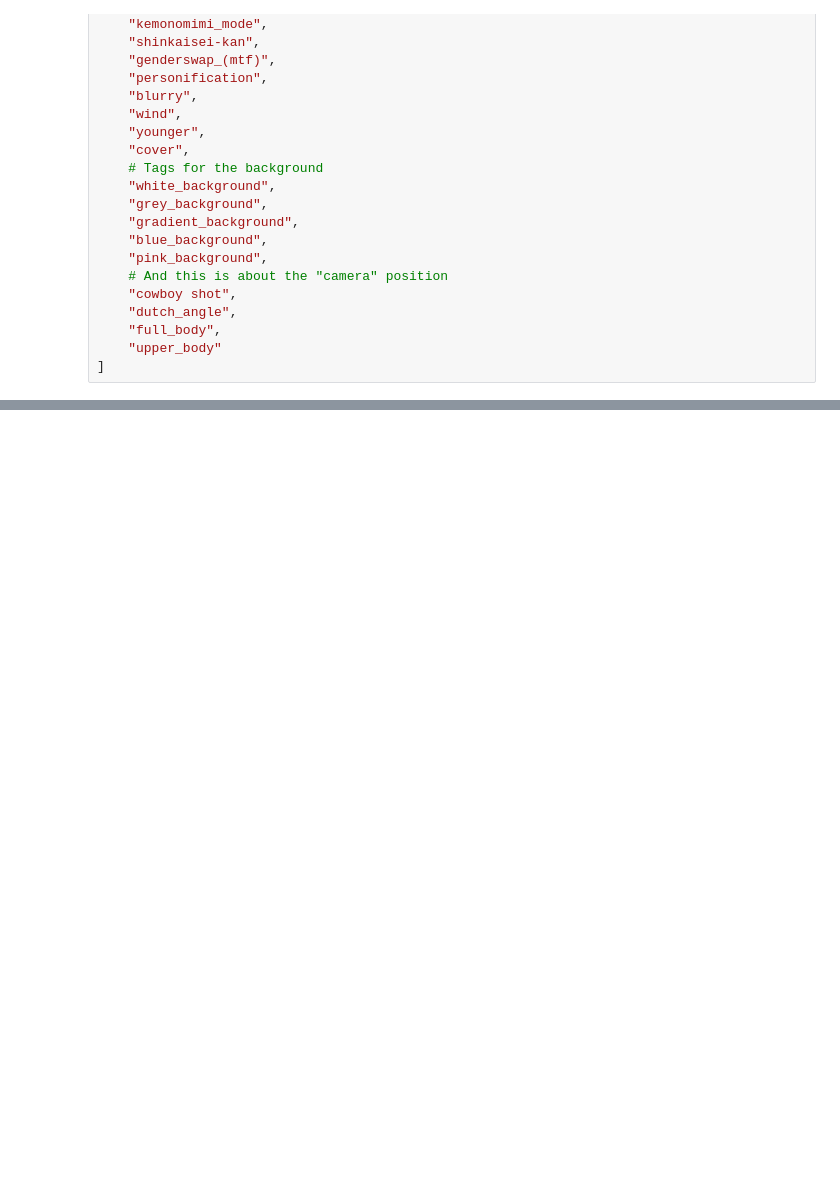
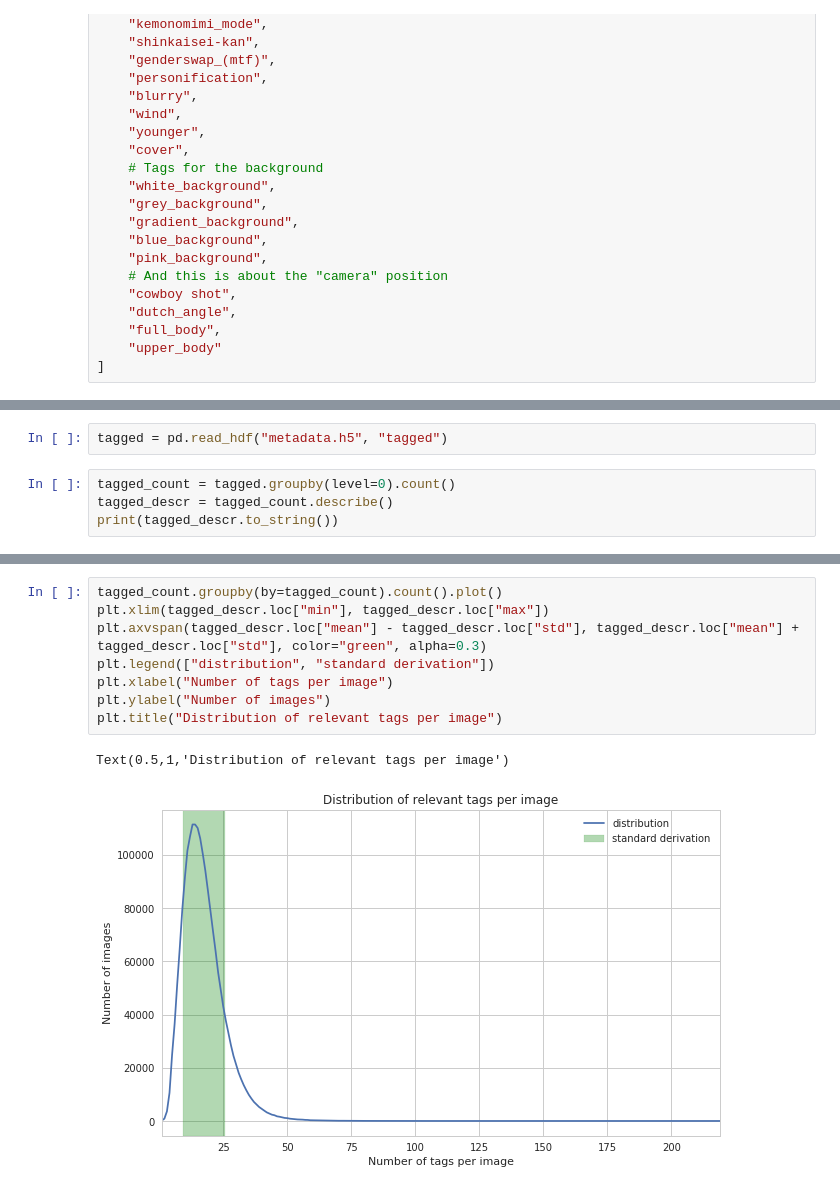
Before and after one commit to leyhline/WaifuNet, a Jupyter notebook: 01-data-preparation.ipynb, the cells around one changed output, grey strips where cells are left out. Saved outputs shown, nothing was run; the diff lists cells and outputs as text; blank space fills up the shorter version.

```diff
--- a/01-data-preparation.ipynb
+++ b/01-data-preparation.ipynb
@@ -109,0 +155,6 @@ print(tag_count_filtered.to_string())
+# %%
+tagged = pd.read_hdf("metadata.h5", "tagged")
+# %%
+tagged_count = tagged.groupby(level=0).count()
+tagged_descr = tagged_count.describe()
+print(tagged_descr.to_string())
@@ -109,0 +170,11 @@ print(tag_count_filtered.to_string())
+# %%
+tagged_count.groupby(by=tagged_count).count().plot()
+plt.xlim(tagged_descr.loc["min"], tagged_descr.loc["max"])
+plt.axvspan(tagged_descr.loc["mean"] - tagged_descr.loc["std"], tagged_descr.loc["mean"] + tagged_descr.loc["std"], color="green", alpha=0.3)
+plt.legend(["distribution", "standard derivation"])
+plt.xlabel("Number of tags per image")
+plt.ylabel("Number of images")
+plt.title("Distribution of relevant tags per image")
+# %% [output]
+Text(0.5,1,'Distribution of relevant tags per image')
+[figure, added]
```
Also changed, not shown: parts of 21 cells of this notebook.
